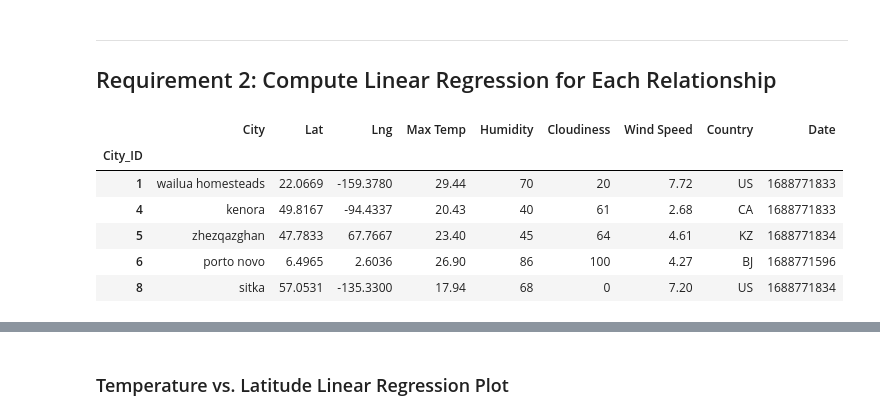
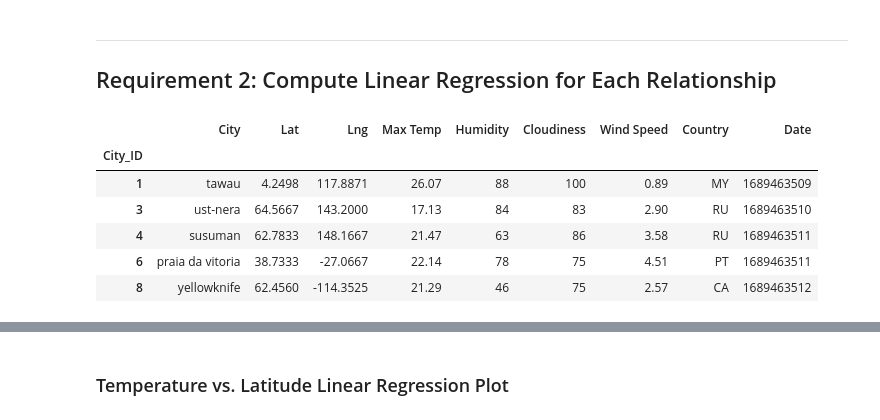
Before and after one commit to MireilleWalton/python-api-challenge, a Jupyter notebook: WeatherPy copy_MWalton.ipynb, the cells around one changed output, grey strips where cells are left out. Drawn from its saved outputs; the diff is of its cells as text; code cells hidden in the pictures.

```diff
--- a/WeatherPy copy_MWalton.ipynb
+++ b/WeatherPy copy_MWalton.ipynb
@@ -173,6 +175,6 @@ city_data_df.to_csv("../output_data/cities.csv", index_label="City_ID")
 # %%
 # Read saved data
-city_data_df = pd.read_csv("../output_data/cities.csv", index_col="City_ID")
+city_data_df = pd.read_csv("output_data/MWalton_cities.csv", index_col="City_ID")
 
 # Display sample data
 city_data_df.head()
@@ -298,17 +296,17 @@ LR_WindSp_line_eq = "y = " + str(round(slope,2)) + "x + " + str(round(intercept,
 # %%
 # Create a DataFrame with the Northern Hemisphere data (Latitude >= 0) = AskBCS assistance to clarify approach
-northern_hemi_df = city_data_df.loc[city_data_df["Lat"] > 0]
+northern_hemi_df = city_data_df.loc[city_data_df["Lat"] >= 0]
 
 # Display sample data
 northern_hemi_df.head()
 # %% [output]
 |  | City | Lat | Lng | Max Temp | Humidity | Cloudiness | Wind Speed | Country | Date |
 | City_ID |  |  |  |  |  |  |  |  |  |
-| 1 | wailua homesteads | 22.0669 | -159.3780 | 29.44 | 70 | 20 | 7.72 | US | 1688771833 |
-| 4 | kenora | 49.8167 | -94.4337 | 20.43 | 40 | 61 | 2.68 | CA | 1688771833 |
-| 5 | zhezqazghan | 47.7833 | 67.7667 | 23.40 | 45 | 64 | 4.61 | KZ | 1688771834 |
-| 6 | porto novo | 6.4965 | 2.6036 | 26.90 | 86 | 100 | 4.27 | BJ | 1688771596 |
-| 8 | sitka | 57.0531 | -135.3300 | 17.94 | 68 | 0 | 7.20 | US | 1688771834 |
+| 1 | tawau | 4.2498 | 117.8871 | 26.07 | 88 | 100 | 0.89 | MY | 1689463509 |
+| 3 | ust-nera | 64.5667 | 143.2000 | 17.13 | 84 | 83 | 2.90 | RU | 1689463510 |
+| 4 | susuman | 62.7833 | 148.1667 | 21.47 | 63 | 86 | 3.58 | RU | 1689463511 |
+| 6 | praia da vitoria | 38.7333 | -27.0667 | 22.14 | 78 | 75 | 4.51 | PT | 1689463511 |
+| 8 | yellowknife | 62.4560 | -114.3525 | 21.29 | 46 | 75 | 2.57 | CA | 1689463512 |
 # %%
 # Create a DataFrame with the Southern Hemisphere data (Latitude < 0) = AskBCS assistance to clarify approach
 southern_hemi_df = city_data_df.loc[city_data_df["Lat"] < 0]
```
Also changed, not shown: parts of 38 cells of this notebook, 7 other files.
